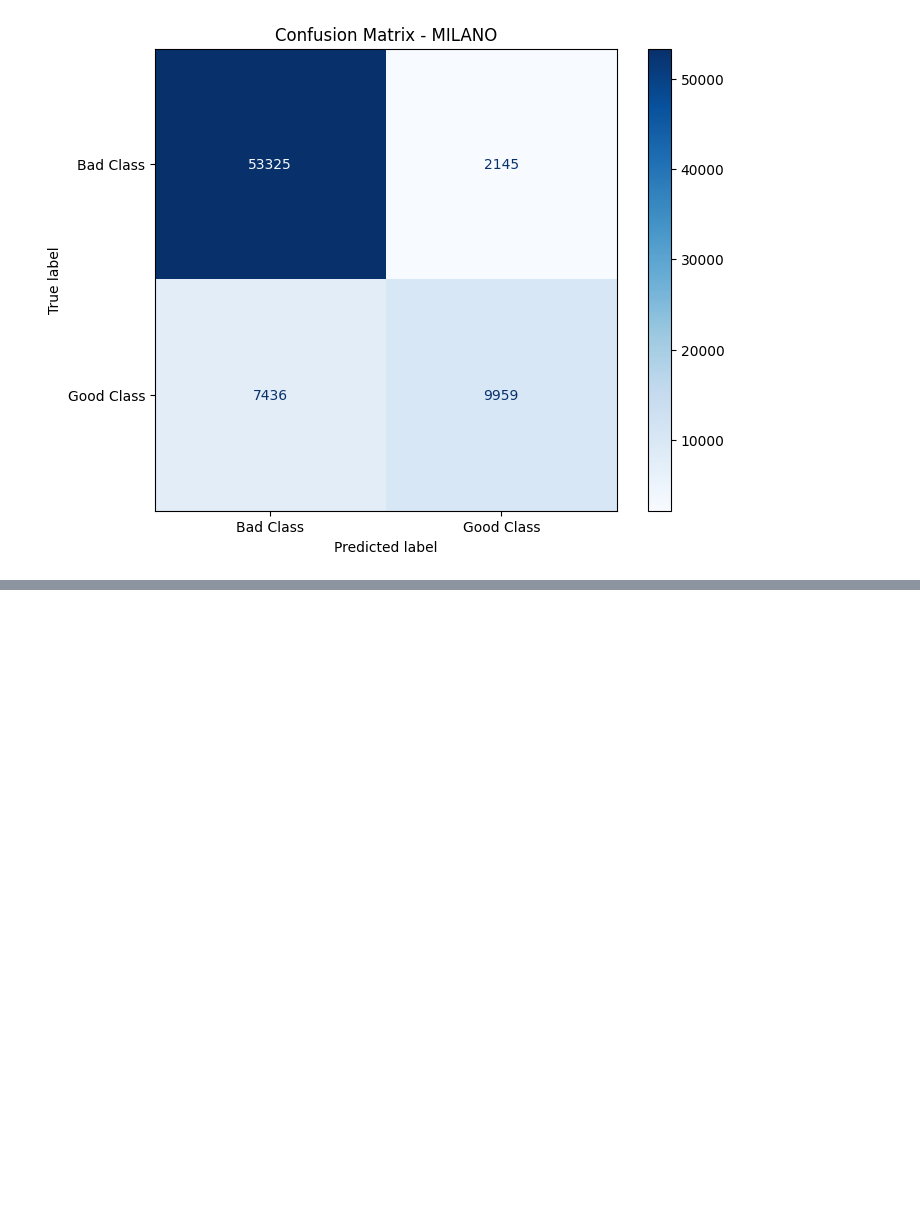
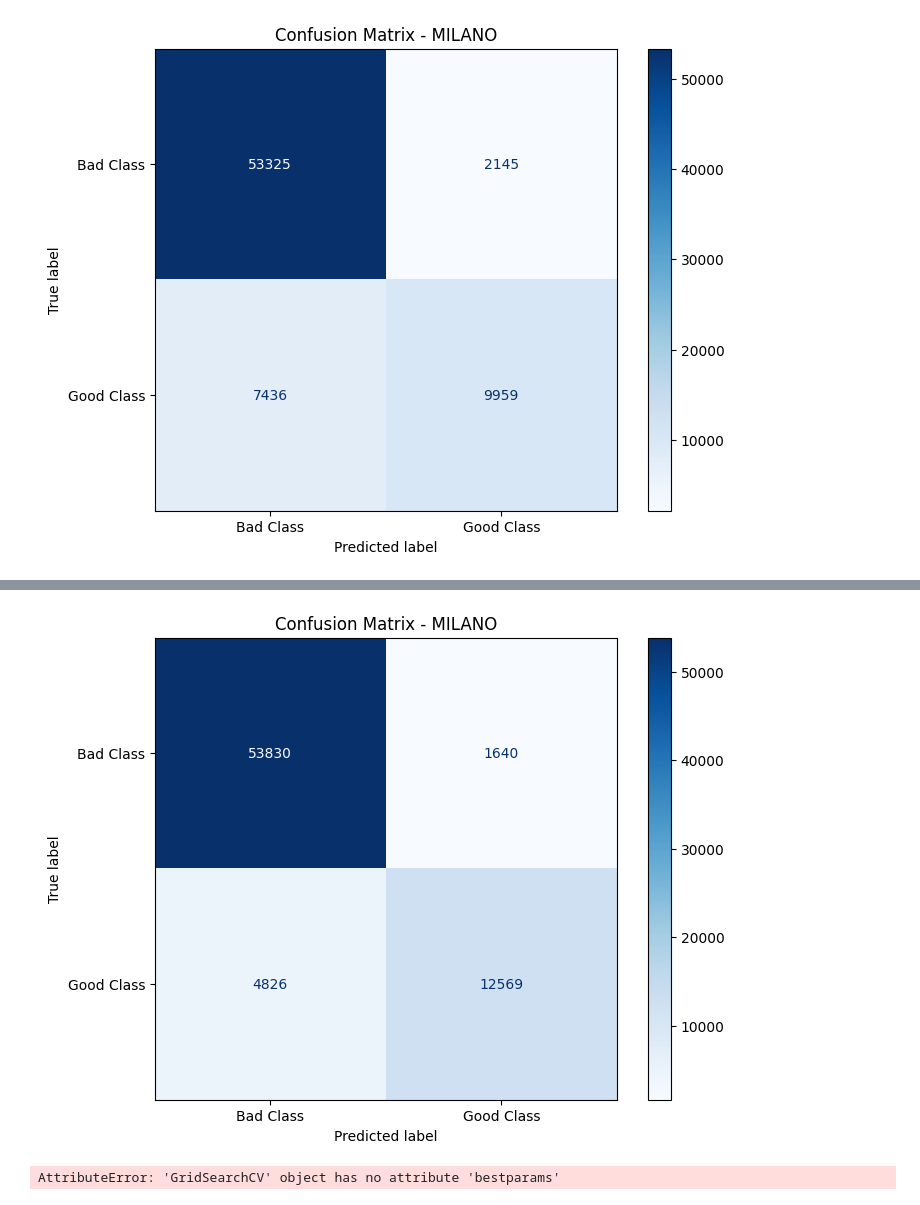
Before and after one commit to Vesp3x/verifica_27_maggio, a Jupyter notebook: verifica27.ipynb, the cells around one changed output, grey strips where cells are left out. Drawn from its saved outputs; the diff is of its cells as text; code cells hidden in the pictures; blank space fills up the shorter version.

```diff
--- a/verifica27.ipynb
+++ b/verifica27.ipynb
@@ -53,10 +53,19 @@ df.describe() # la descrzione delle colonne numeriche con dati statistici
 import pandas as pd
 import numpy as np
 import re
-# funzione che permette di sistemare l'anno di costruzione dell'edificio
-# sono stringhe e in alcuni casi hanno dei range e facciamo la media, qunaodo c'è prima o dopo prendiamo anno prima e dopo
+
 def pulisci_anno_costruzione(valore):
+    """
+    Trasforma i valori della colonna ANNO_COSTRUZIONE in numeri interi.
 
+    Gestisce:
+
+anni singoli: '1960' -> 1960
+range: '1930-1945' -> media arrotondata
+'Prima del 1930' -> 1929
+'Dopo il 2006' -> 2007
+valori anomali come '54', '200', '202' mantenuti come numeri
+"""
 
     if pd.isna(valore):
         return np.nan
@@ -445,3 +454,20 @@ plt.title('Confusion Matrix - MILANO')
 plt.show()
 # %% [output]
 [figure]
+# %%
+#secondo modello RandomForestClassifier
+from sklearn.ensemble import RandomForestClassifier
+
+#1 inizializziamo il modello
+model = RandomForestClassifier(n_estimators=100, random_state=42)
+
+# 2. Addestramento
+model.fit(X_train, y_train)
+
+# 3. Predizione
+y_pred = model.predict(X_test)
+
+# 4. Valutazione
+print(f"Accuracy del modello: {accuracy_score(y_test, y_pred):.4f}")
+print("\nClassification Report:")
+print(classification_report(y_test, y_pred))
@@ -447,0 +486,38 @@ plt.show()
+# %%
+#matrice di confusione del primo modello
+cm = confusion_matrix(y_test, y_pred)
+fig, ax = plt.subplots(figsize=(8, 6))
+disp = ConfusionMatrixDisplay(confusion_matrix=cm, display_labels=['Bad Class', 'Good Class'])
+disp.plot(cmap=plt.cm.Blues, ax=ax)
+
+plt.title('Confusion Matrix - MILANO')
+plt.show()
+# %% [output]
+[figure, added]
+# %%
+# work in progress
+from sklearn.model_selection import GridSearchCV
+from sklearn.ensemble import RandomForestClassifier
+from tqdm import tqdm
+from tqdm_joblib import tqdm_joblib
+
+param_grid = {
+    "n_estimators": [20, 50, 100, 200]
+}
+
+totale_fit = 5 * 5 * 5
+
+grid_search = GridSearchCV(
+    RandomForestClassifier(random_state=42),
+    param_grid,
+    cv=5,
+    n_jobs=-1
+)
+
+with tqdm_joblib(tqdm(desc="GridSearch RandomForest", total=totale_fit)):
+    grid_search.fit(X_train, y_train)
+
+print(f"Migliori parametri: {grid_search.bestparams}")
+print(f"Miglior score: {grid_search.bestscore}")
+# %% [output]
+AttributeError: 'GridSearchCV' object has no attribute 'bestparams'
```
Also changed, not shown: parts of 12 cells of this notebook.
